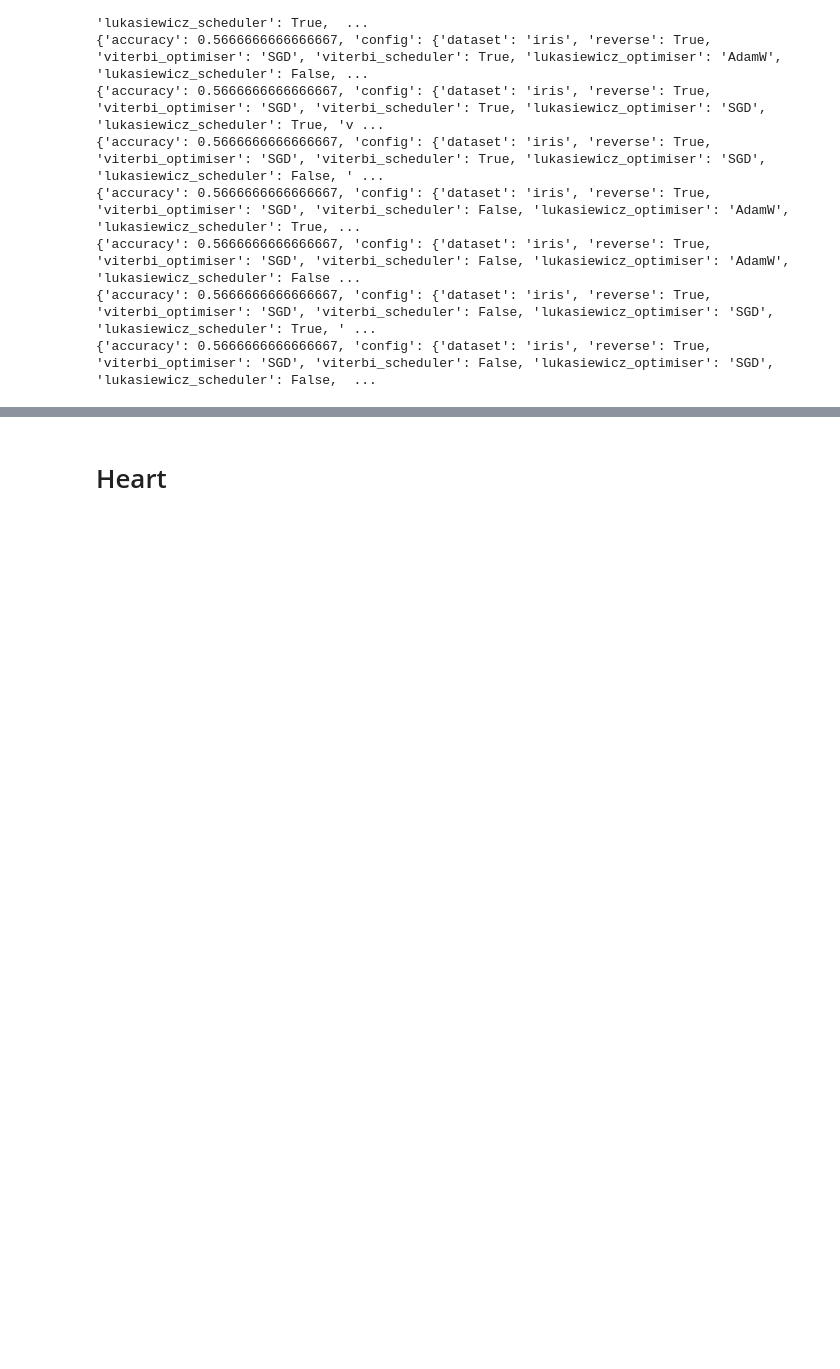
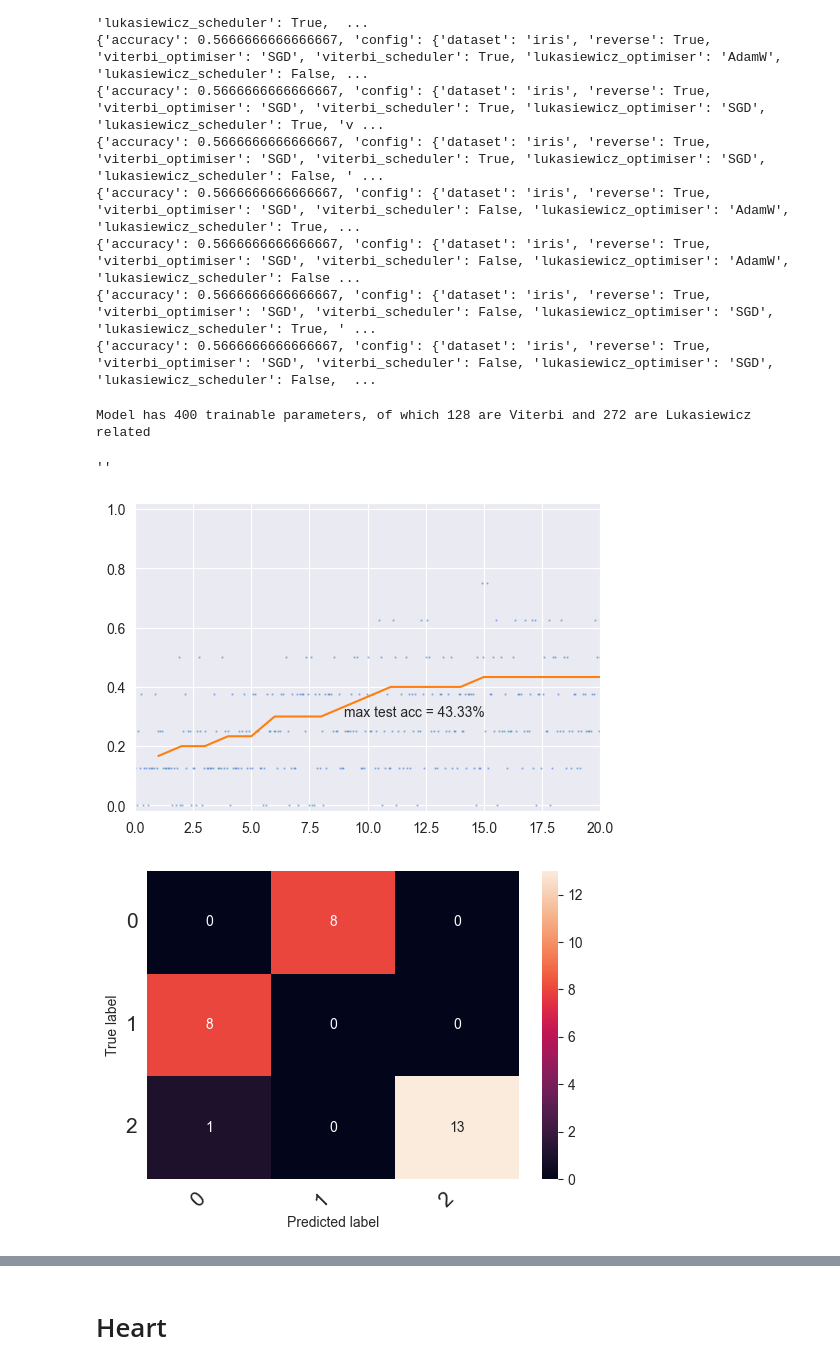
Before and after one commit to bmnsmets/semitorch, a Jupyter notebook: experiments/Master thesis/fullyconnected_01.ipynb, the cells around one changed output, grey strips where cells are left out. Drawn from its saved outputs; the diff is of its cells as text; code cells hidden in the pictures; blank space fills up the shorter version.

```diff
--- a/experiments/Master thesis/fullyconnected_01.ipynb
+++ b/experiments/Master thesis/fullyconnected_01.ipynb
@@ -696,18 +700,23 @@ Best trial config with accuracy of 0.5666666666666667: {'dataset': 'iris', 'reve
 # %%
 model = IrisModel(reverse=False).to(device)
 print(f"Model has {count_parameters(model.parameters())} trainable parameters, "
       f"of which {count_parameters(viterbi_parameters(model))} are Viterbi "
       f"and {count_parameters(lukasiewicz_parameters(model))} are Lukasiewicz related")
 
-viterbi_optimiser = ClampSGD(viterbi_parameters(model), lr=0.0053267031097706755)
-lukasiewicz_optimiser = ClampSGD(lukasiewicz_parameters(model), lr=0.006008866355250269)
+viterbi_optimiser = ClampSGD(viterbi_parameters(model), lr=0.009970981326610727)
+lukasiewicz_optimiser = ClampSGD(lukasiewicz_parameters(model), lr=0.0017231455097293821)
 
 train(
     model,
     iris_train_loader,
     iris_test_loader,
     [viterbi_optimiser, lukasiewicz_optimiser],
     [],
     nn.CrossEntropyLoss(),
     20,
 )
+# %% [output]
+Model has 400 trainable parameters, of which 128 are Viterbi and 272 are Lukasiewicz related
+''
+[figure, added]
+[figure, added]
```
Also changed, not shown: parts of 25 cells of this notebook, 1 other file.
